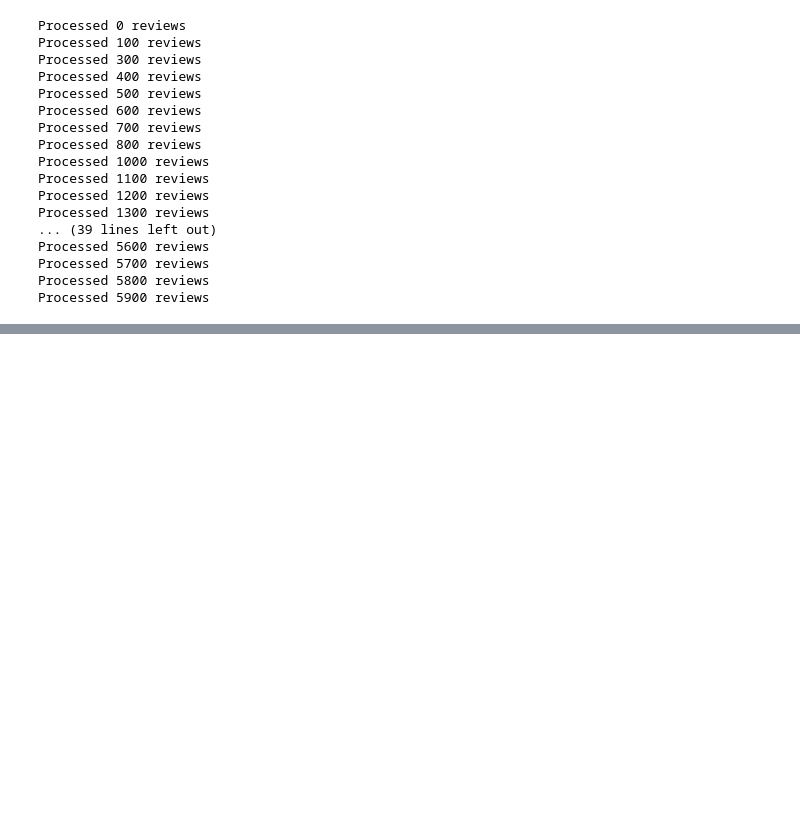
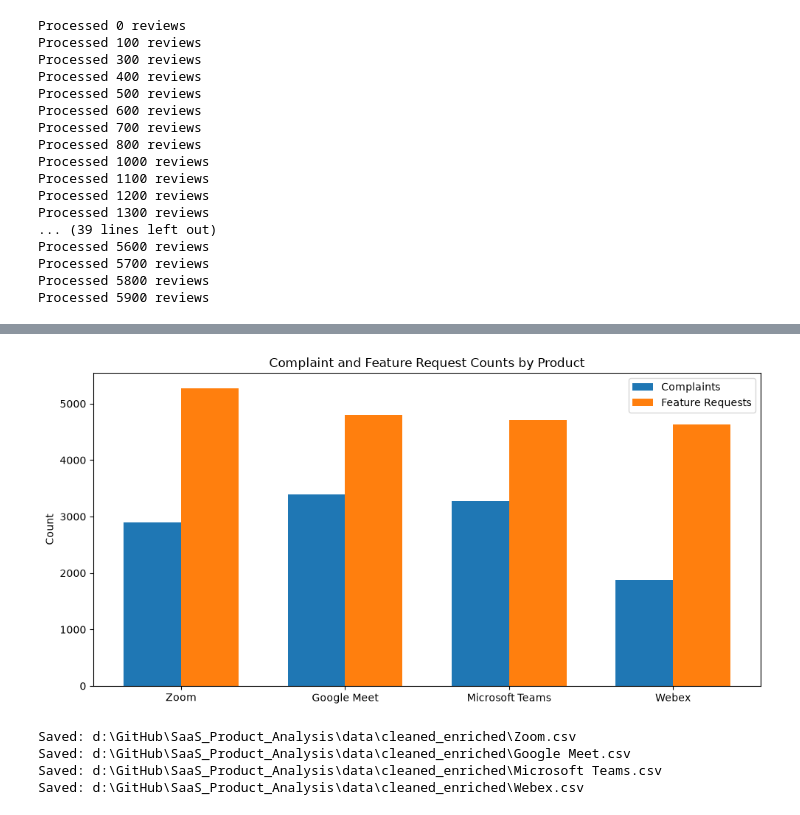
Before and after one commit to UjjwalKarkeyy/SaaS_Product_Analysis_Based_on_Customer_Feedback_and_Competitor_Performance, a Jupyter notebook: data_qa/modeling_fields_creation.ipynb, the cells around one changed output, grey strips where cells are left out. Drawn from its saved outputs; the diff is of its cells as text; code cells hidden in the pictures; blank space fills up the shorter version.

```diff
--- a/data_qa/modeling_fields_creation.ipynb
+++ b/data_qa/modeling_fields_creation.ipynb
@@ -445,0 +800,60 @@ webex_df['category_score'], webex_df['category'], webex_df['category_source'] =
+# %%
+products = []
+complaint_counts = []
+feature_request_counts = []
+
+for name, df in datasets.items():
+    products.append(name)
+
+    complaint_counts.append(
+        (df['complaint_flag'] == 'complaint').sum()
+    )
+
+    feature_request_counts.append(
+        (df['is_feature_request'] == True).sum()
+    )
+
+x = range(len(products))
+width = 0.35
+
+plt.figure(figsize=(10, 5))
+
+plt.bar(
+    [i - width/2 for i in x],
+    complaint_counts,
+    width=width,
+    label='Complaints'
+)
+
+plt.bar(
+    [i + width/2 for i in x],
+    feature_request_counts,
+    width=width,
+    label='Feature Requests'
+)
+
+plt.xticks(x, products)
+plt.ylabel('Count')
+plt.title('Complaint and Feature Request Counts by Product')
+plt.legend()
+plt.tight_layout()
+plt.show()
+# %% [output]
+[figure, added]
+# %%
+output_dir = f"{glb_pth}\\data\\cleaned_enriched"
+for name, df in datasets.items():
+    output_path = f"{output_dir}\\{name}.csv"
+
+    df.to_csv(
+        output_path,
+        index=False,
+        encoding="utf-8"
+    )
+
+    print(f"Saved: {output_path}")
+# %% [output]
+Saved: d:\GitHub\SaaS_Product_Analysis\data\cleaned_enriched\Zoom.csv
+Saved: d:\GitHub\SaaS_Product_Analysis\data\cleaned_enriched\Google Meet.csv
+Saved: d:\GitHub\SaaS_Product_Analysis\data\cleaned_enriched\Microsoft Teams.csv
+Saved: d:\GitHub\SaaS_Product_Analysis\data\cleaned_enriched\Webex.csv
```
Also changed, not shown: parts of 18 cells of this notebook.
